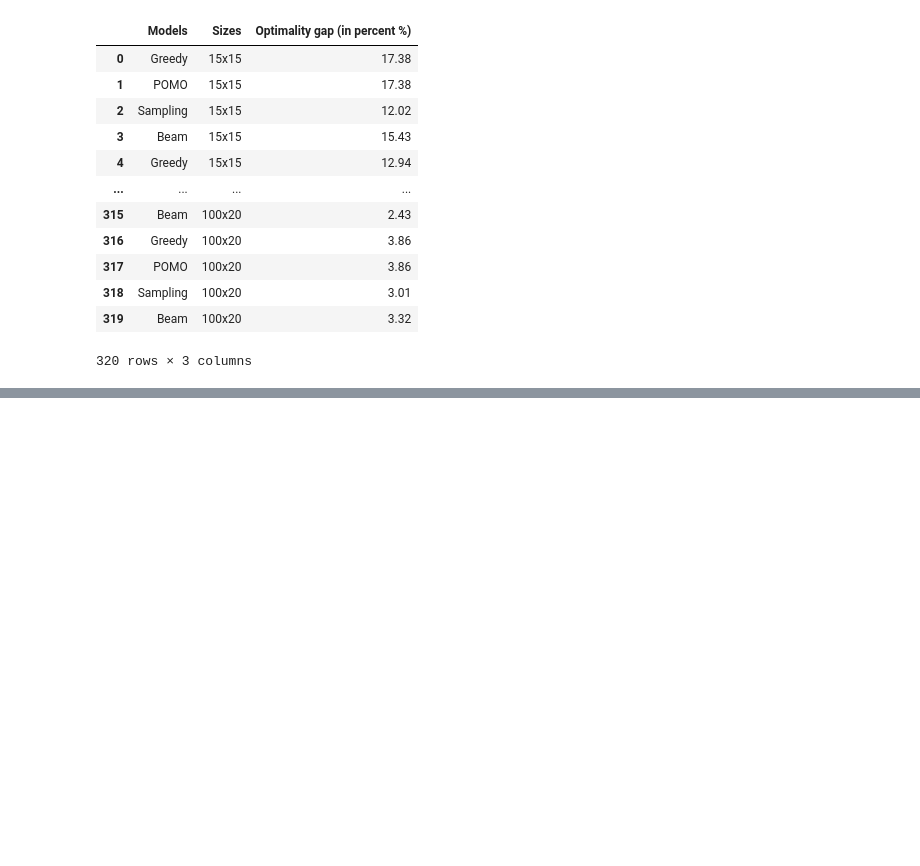
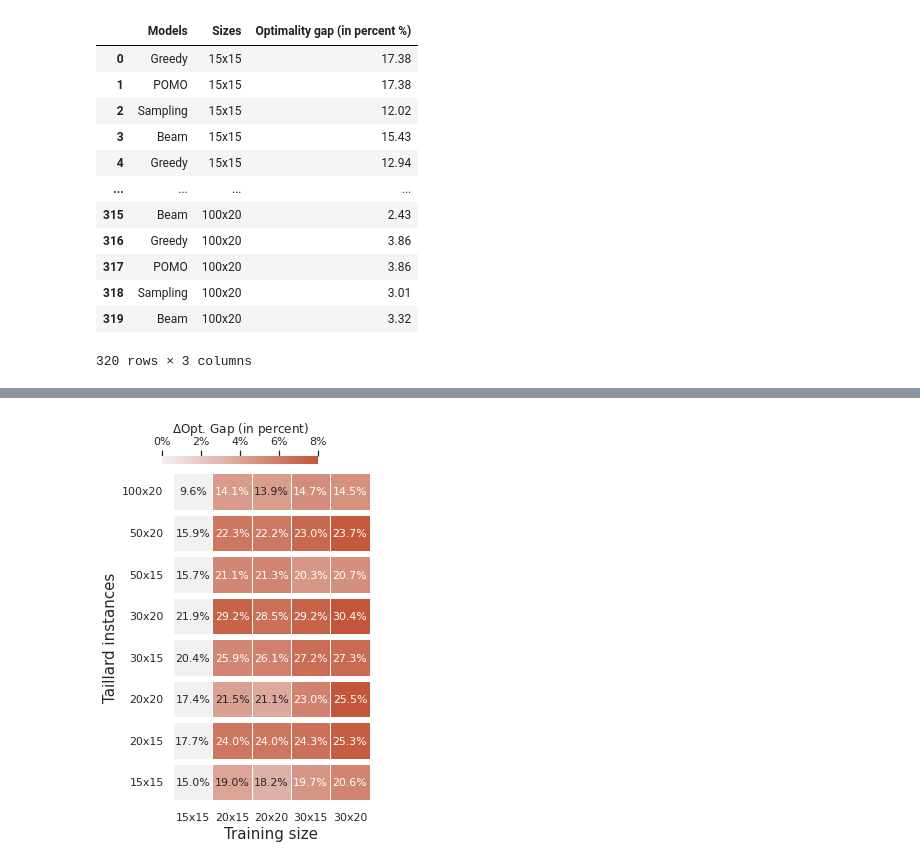
Before and after one commit to Optimization-and-Machine-Learning-Lab/Job-Shop, a Jupyter notebook: get_plots.ipynb, the cells around one changed output, grey strips where cells are left out. Drawn from its saved outputs; the diff is of its cells as text; code cells hidden in the pictures; blank space fills up the shorter version.

Commit message:
Modify some plots for camera ready

```diff
--- a/get_plots.ipynb
+++ b/get_plots.ipynb
@@ -226,38 +294,43 @@ import pandas as pd
 import seaborn as sns
 import matplotlib.pyplot as plt
 
 from mpl_toolkits.axes_grid1.axes_divider import make_axes_locatable
-from mpl_toolkits.axes_grid1.colorbar import colorbar
+# from mpl_toolkits.axes_grid1.colorbar import colorbar
 
 # sns.set_theme(style="white")
 
 # Set up the matplotlib figure
-f, ax = plt.subplots(figsize=(6, 10))
+f, ax = plt.subplots(figsize=(4, 5.45))
 # f, ax = plt.subplots()
 
 # Generate a custom diverging colormap
 cmap = sns.diverging_palette(230, 20, as_cmap=True)
 
 # Draw the heatmap with the mask and correct aspect ratio
 sns.heatmap(tables_plot_diff, annot=tables_plot_, cmap=cmap, center=0, vmin=0, vmax=8,
-                square=False, linewidths=.5, annot_kws={'size': 9,}, fmt=".2%",cbar=True,
-                cbar_kws={"shrink": .5, 'label': r'$\Delta$' + ' Opt. Gap (in percent)', 'format': '%.0f%%', "use_gridspec": None, "location": "top", "anchor": (0.5, 2.4)})
+                square=False, linewidths=.5, annot_kws={'size': 11,}, fmt=".1%",cbar=True,
+                cbar_kws={"shrink": .7, 'label':r'$\Delta$' + 'Opt. Gap (in percent)' , 'format': '%.0f%%',  "use_gridspec": None, "location": "top", "anchor": (0.5, 2.4)})
+
 
 for i in range(tables_plot_diff.shape[0]+1):
     ax.axhline(i, color='white', lw=6)
 
 # cbar = ax.collections[0].colorbar
 # cbar.set_label('Label for colour bar axis', labelpad=80)
 
 ax.invert_yaxis()
 ax.tick_params(axis='y', rotation=0)
 ax.tick_params(axis='x', rotation=0)
 ax.set(xlabel='Training size', ylabel='Taillard instances')
+ax.xaxis.label.set_size(15)
+ax.yaxis.label.set_size(15)
 
 plt.autoscale()
 
 plt.tight_layout()
-# plt.savefig("./output_logs/plots/base_plot.pdf", format="pdf", bbox_inches='tight')
+plt.savefig("./output_logs/plots/base_plot.pdf", format="pdf", bbox_inches='tight')
+# %% [output]
+[figure, added]
 # %%
 ##  Plot heatmap Incremental
 # %%
```
Also changed, not shown: parts of 14 cells of this notebook, 2 other files.
